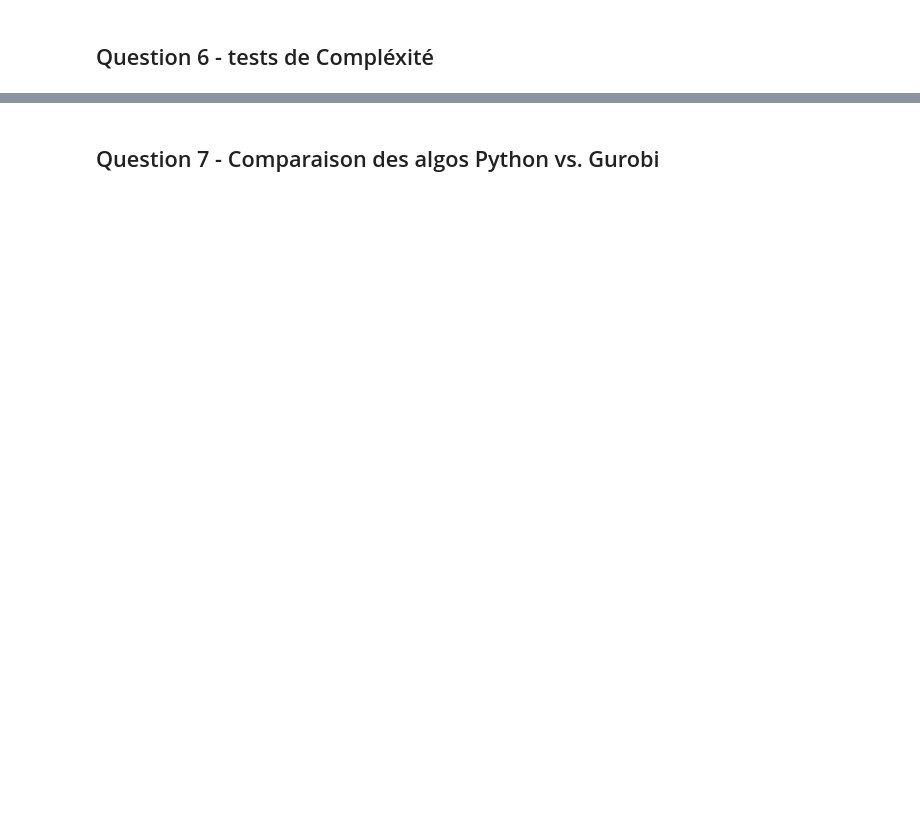
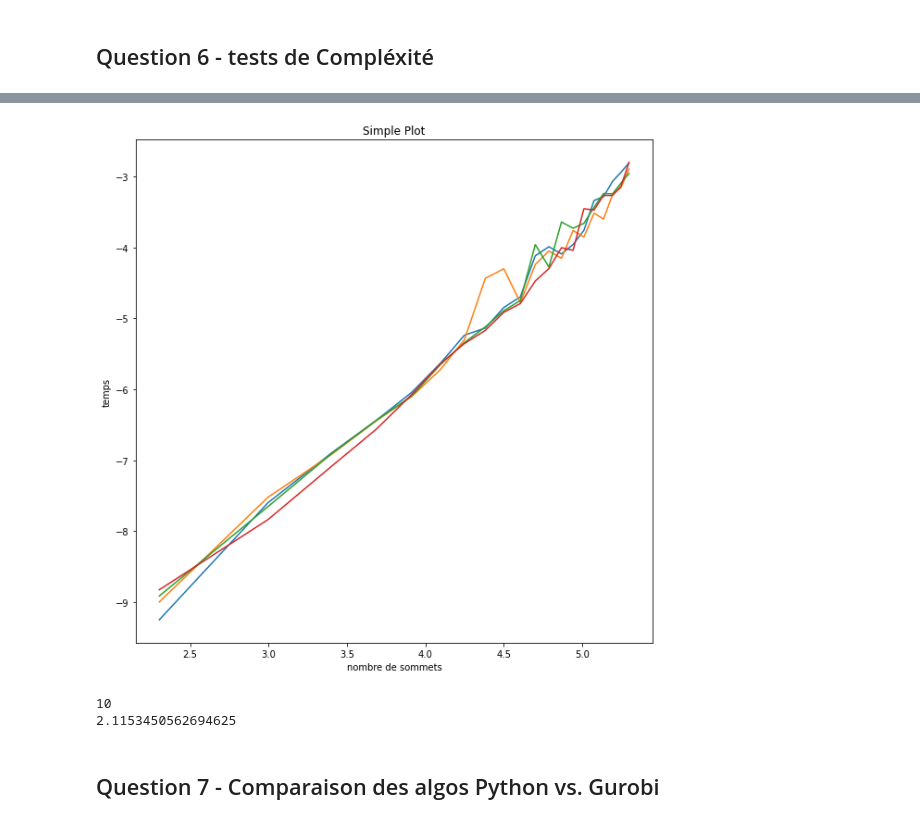
Before and after one commit to HugoRdet/MOGPL, a Jupyter notebook: Untitled.ipynb, the cells around one changed output, grey strips where cells are left out. Cells and saved outputs as stored; diff of their text form; code cells hidden in the pictures; blank space fills up the shorter version.

```diff
--- a/Untitled.ipynb
+++ b/Untitled.ipynb
@@ -672,7 +668,9 @@ def test_complexite_sommets(p_arcs,pas,taillemax,nb_essais):
     plt.title("Simple Plot")
     return (np.log(res_nb_sommets), np.log(np.array(res_score)))
 # %%
-(nb_sommets,scores)=test_complexite_sommets(0.7000,10,200,1000)
+(nb_sommets,scores)=test_complexite_sommets(0.7000,10,200,10)
+# %% [output]
+[figure, added]
 # %%
 a=nb_sommets[5:-5]
 b=scores[5:-5].T[0]
@@ -683,5 +681,8 @@ tmp_b=b[-4:]-b[:4]
 
 moy=np.mean(tmp_b/tmp_a)
 print(moy)
+# %% [output]
+10
+2.1153450562694625
 # %% [markdown]
 ## Question 7 - Comparaison des algos Python vs. Gurobi
```
Also changed, not shown: parts of 6 cells of this notebook, 2 other files.
